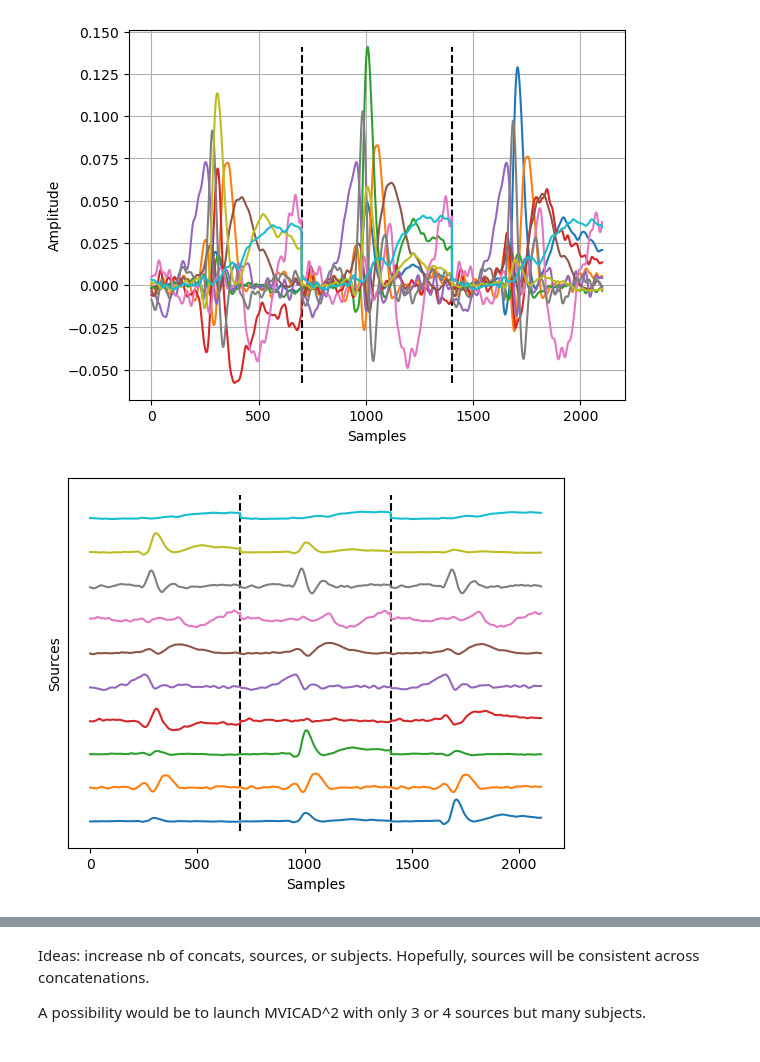
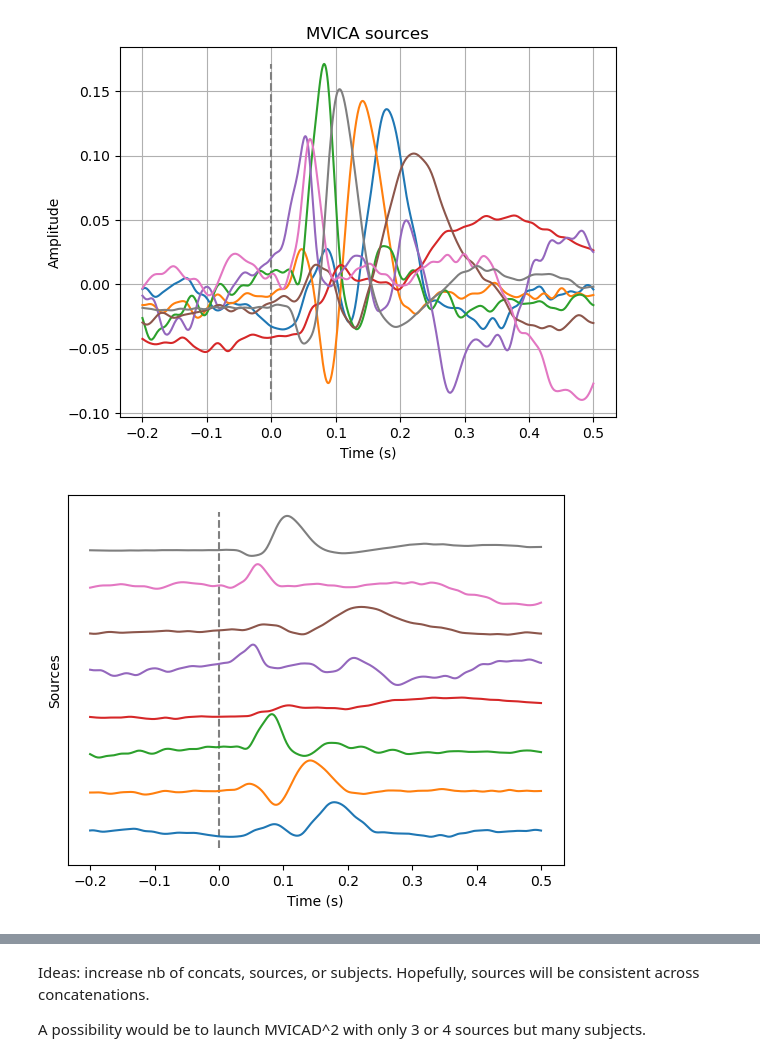
Before and after one commit to AmbroiseHeurtebise/internship_m2, a Jupyter notebook: tbme/plots/plots_camcan/plot_sanity_check_mvica.ipynb, the cells around one changed output, grey strips where cells are left out. Drawn from its saved outputs; the diff is of its cells as text; code cells hidden in the pictures.

Commit message:
S_mvica, not S_mvica_2

```diff
--- a/tbme/plots/plots_camcan/plot_sanity_check_mvica.ipynb
+++ b/tbme/plots/plots_camcan/plot_sanity_check_mvica.ipynb
@@ -4,9 +4,9 @@ import matplotlib.pyplot as plt
 # %%
 # parameters
 task = "auditory"
-n_concat = 3
-n_components_pca = 10
-n_subjects_subgroup = 50
+n_concat = 1
+n_components_pca = 8
+n_subjects_subgroup = 100
 # %%
 # load data
 results_dir = "/storage/store2/work/aheurteb/mvicad/tbme/results/results_camcan/mvica/clean_subjects/"
@@ -15,55 +15,57 @@ S_save_name = f"S_{task}_task_{n_subjects_subgroup}_{n_components_pca}_{n_concat
 W_mvica = np.load(results_dir + W_save_name)
 S_mvica = np.load(results_dir + S_save_name)
 # %%
-# correct scale and sign
-scale = np.linalg.norm(S_mvica, axis=1)  # shape (p,)
-sign = 2 * ((np.max(S_mvica, axis=1) + np.min(S_mvica, axis=1) > 0) - 0.5)   # shape (p,)
-scale_and_sign = (scale * sign)[:, None]  # shape (p, 1)
-S_mvica_2 = S_mvica / scale_and_sign
-W_mvica_2 = np.array([W / scale_and_sign for W in W_mvica])
+# # correct scale and sign
+# # we shouldn't have to do this step but some results have been saved before being rescaled
+# scale = np.linalg.norm(S_mvica, axis=1)  # shape (p,)
+# sign = 2 * ((np.max(S_mvica, axis=1) + np.min(S_mvica, axis=1) > 0) - 0.5)   # shape (p,)
+# scale_and_sign = (scale * sign)[:, None]  # shape (p, 1)
+# S_mvica_2 = S_mvica / scale_and_sign
+# W_mvica_2 = np.array([W / scale_and_sign for W in W_mvica])
 # %%
 # plot sources
 if n_concat == 1:
-    plt.plot(np.linspace(-0.2, 0.5, 701), S_mvica_2.T)
+    plt.plot(np.linspace(-0.2, 0.5, 701), S_mvica.T)
     plt.vlines(
-        x=0, ymin=np.min(S_mvica_2), ymax=np.max(S_mvica_2), colors="grey",
+        x=0, ymin=np.min(S_mvica), ymax=np.max(S_mvica), colors="grey",
         linestyles="--")
     plt.xlabel("Time (s)")
 else:
     plt.plot(S_mvica_2.T)
     for i in range(1, n_concat):
         plt.vlines(
-            x=i*701, ymin=np.min(S_mvica_2), ymax=np.max(S_mvica_2), colors="black",
+            x=i*701, ymin=np.min(S_mvica), ymax=np.max(S_mvica), colors="black",
             linestyles="--")
     plt.xlabel("Samples")
 plt.ylabel("Amplitude")
+plt.title("MVICA sources")
 plt.grid()
 plt.show()
 # %% [output]
-[figure, old version]
+[figure, new version]
 # %%
 # sources one by one
 height = 0.2
 if n_concat == 1:
     for i in range(n_components_pca):
-        plt.plot(np.linspace(-0.2, 0.5, 701), S_mvica_2[i] + i * height)
+        plt.plot(np.linspace(-0.2, 0.5, 701), S_mvica[i] + i * height)
     plt.vlines(
-        x=0, ymin=np.min(S_mvica_2), ymax=height*(n_components_pca-1)+np.max(S_mvica_2),
+        x=0, ymin=np.min(S_mvica), ymax=height*(n_components_pca-1)+np.max(S_mvica),
         colors="grey", linestyles="--")
     plt.xlabel("Time (s)")
 else:
     for i in range(n_components_pca):
-        plt.plot(S_mvica_2[i] + i * height)
+        plt.plot(S_mvica[i] + i * height)
     for i in range(1, n_concat):
         plt.vlines(
-            x=i*701, ymin=np.min(S_mvica_2), ymax=height*(n_components_pca-1)+np.max(S_mvica_2),
+            x=i*701, ymin=np.min(S_mvica), ymax=height*(n_components_pca-1)+np.max(S_mvica),
             colors="black", linestyles="--")
     plt.xlabel("Samples")
 plt.yticks([])
 plt.ylabel("Sources")
 plt.show()
 # %% [output]
-[figure, old version]
+[figure, new version]
 # %%
 # plot one concatenation
 concat_id = 0
```
Also changed, not shown: parts of 2 cells of this notebook.
